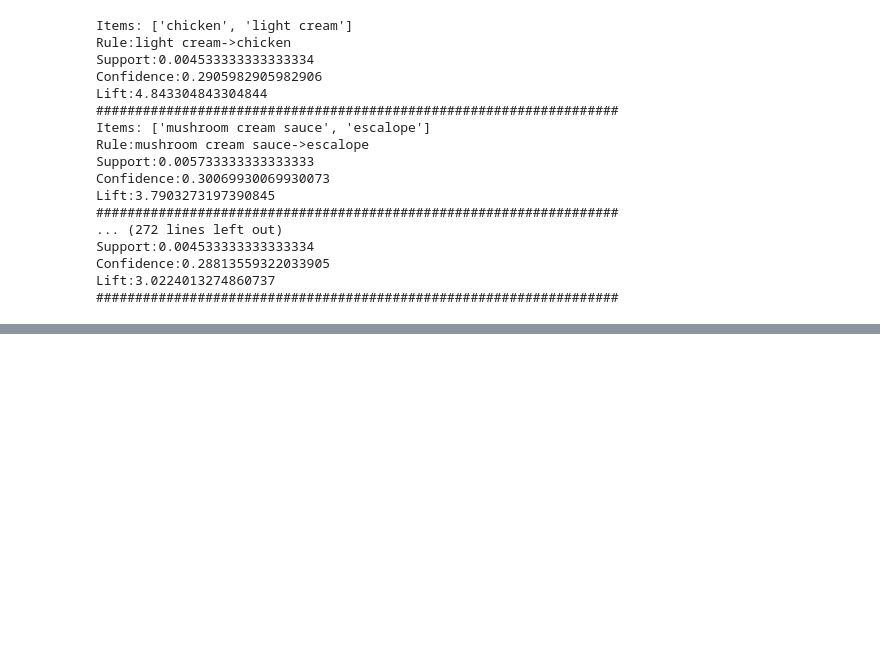
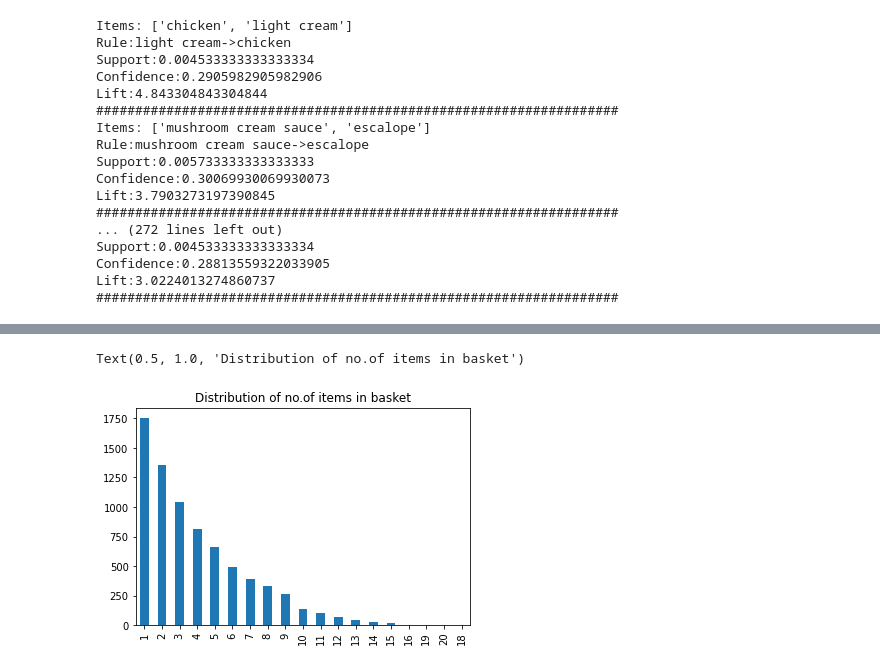
Before and after one commit to KrishnaRJ422/Market_Basket_Analysis, a Jupyter notebook: market_basket_analysis.ipynb, the cells around one changed output, grey strips where cells are left out. Saved outputs shown, nothing was run; the diff lists cells and outputs as text; code cells hidden in the pictures; blank space fills up the shorter version.

```diff
--- a/market_basket_analysis.ipynb
+++ b/market_basket_analysis.ipynb
@@ -151,0 +167,7 @@ Lift:3.0224013274860737
+# %%
+basket_len=data.notna().apply(sum,axis=1)
+a=basket_len.value_counts().plot(kind='bar')
+a.set_title('Distribution of no.of items in basket')
+# %% [output]
+Text(0.5, 1.0, 'Distribution of no.of items in basket')
+[figure, added]
```
Also changed, not shown: parts of 4 cells of this notebook.
